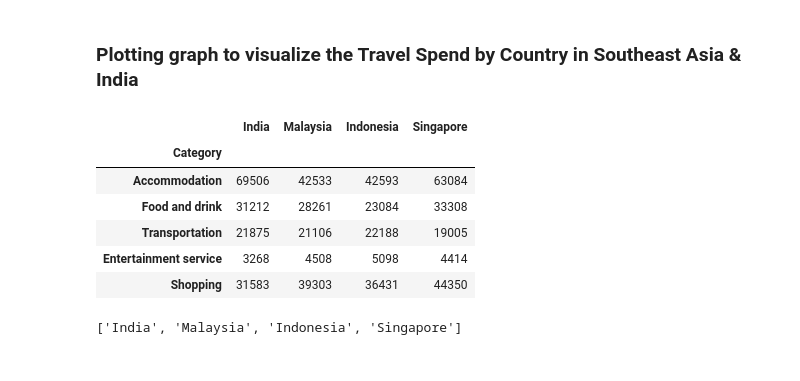
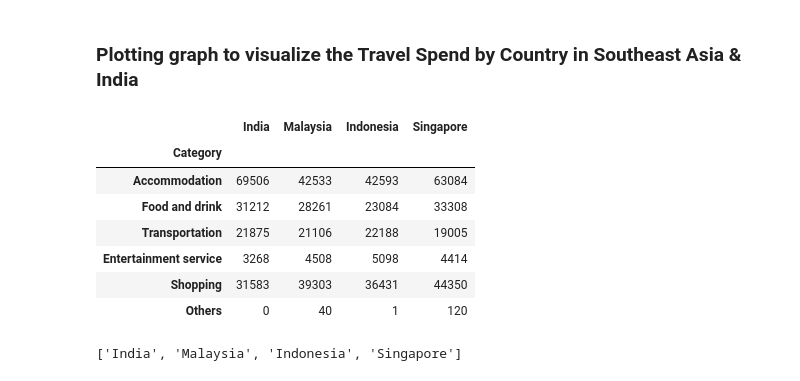
Before and after one commit to serenaroseaini/Bulan, a Jupyter notebook: Capstone project_Final.ipynb, the cells around one changed output. Drawn from its saved outputs; the diff is of its cells as text; code cells hidden in the pictures.

```diff
--- a/Capstone project_Final.ipynb
+++ b/Capstone project_Final.ipynb
@@ -255,16 +269,17 @@ df_data_4.head()
 # %%
 #set category as index
 df_data_4.set_index('Category', inplace=True)
 
-df_data_4.head()
+df_data_4
 # %% [output]
 |  | India | Malaysia | Indonesia | Singapore |
 | Category |  |  |  |  |
 | Accommodation | 69506 | 42533 | 42593 | 63084 |
 | Food and drink | 31212 | 28261 | 23084 | 33308 |
 | Transportation | 21875 | 21106 | 22188 | 19005 |
 | Entertainment service | 3268 | 4508 | 5098 | 4414 |
 | Shopping | 31583 | 39303 | 36431 | 44350 |
+| Others | 0 | 40 | 1 | 120 |
 # %%
 country= list(map(str,('India','Malaysia','Indonesia','Singapore')))
 
```
Also changed, not shown: parts of 22 cells of this notebook.
